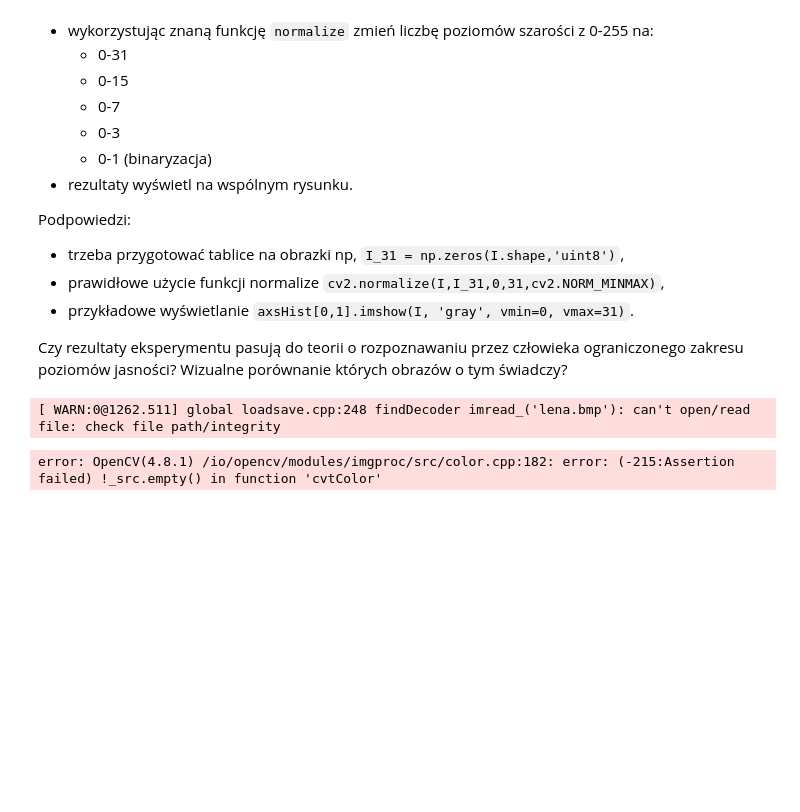
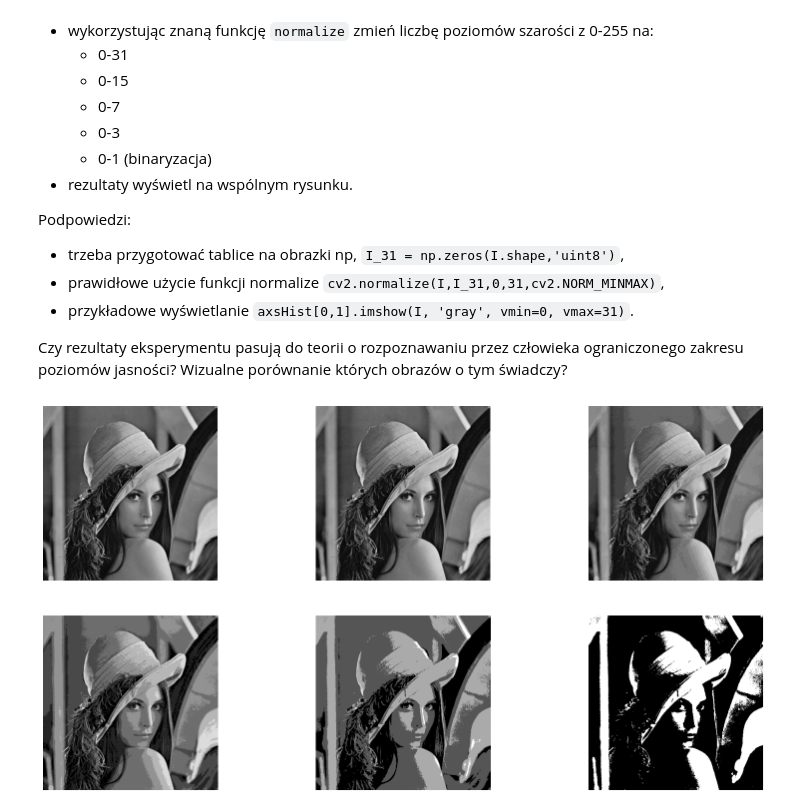
Before and after one commit to lursz/DigitalImageProcessing-Course, a Jupyter notebook: lab5/05_resolution.ipynb, the cells around one changed output. Saved outputs shown, nothing was run; the diff lists cells and outputs as text; code cells hidden in the pictures; blank space fills up the shorter version.

```diff
--- a/lab5/05_resolution.ipynb
+++ b/lab5/05_resolution.ipynb
@@ -361,11 +438,35 @@ Podpowiedzi:
 
 Czy rezultaty eksperymentu pasują do teorii o rozpoznawaniu przez człowieka ograniczonego zakresu poziomów jasności?
 Wizualne porównanie których obrazów o tym świadczy?
-# %%
-I = cv2.imread("lena.bmp")
-I = cv2.cvtColor(I, cv2.COLOR_BGR2GRAY)
-
-# TODO Do samodzielnej realizacji
-# %% [output]
-[ WARN:0@1262.511] global loadsave.cpp:248 findDecoder imread_('lena.bmp'): can't open/read file: check file path/integrity
-error: OpenCV(4.8.1) /io/opencv/modules/imgproc/src/color.cpp:182: error: (-215:Assertion failed) !_src.empty() in function 'cvtColor'
+# %%
+I = cv2.imread("lena.bmp")
+I = cv2.cvtColor(I, cv2.COLOR_BGR2GRAY)
+
+I_31 = np.zeros(I.shape, "uint8")
+I_15 = np.zeros(I.shape, "uint8")
+I_7 = np.zeros(I.shape, "uint8")
+I_3 = np.zeros(I.shape, "uint8")
+I_1 = np.zeros(I.shape, "uint8")
+
+cv2.normalize(I, I_31, 0, 31, cv2.NORM_MINMAX)
+cv2.normalize(I, I_15, 0, 15, cv2.NORM_MINMAX)
+cv2.normalize(I, I_7, 0, 7, cv2.NORM_MINMAX)
+cv2.normalize(I, I_3, 0, 3, cv2.NORM_MINMAX)
+cv2.normalize(I, I_1, 0, 1, cv2.NORM_MINMAX)
+
+fig, axs = plt.subplots(2, 3, figsize=(20, 10))
+axs[0, 0].imshow(I, cmap="gray")
+axs[0, 0].axis("off")
+axs[0, 1].imshow(I_31, cmap="gray")
+axs[0, 1].axis("off")
+axs[0, 2].imshow(I_15, cmap="gray")
+axs[0, 2].axis("off")
+axs[1, 0].imshow(I_7, cmap="gray")
+axs[1, 0].axis("off")
+axs[1, 1].imshow(I_3, cmap="gray")
+axs[1, 1].axis("off")
+axs[1, 2].imshow(I_1, cmap="gray")
+axs[1, 2].axis("off")
+plt.show()
+# %% [output]
+[figure, added]
```
Also changed, not shown: parts of 7 cells of this notebook.
